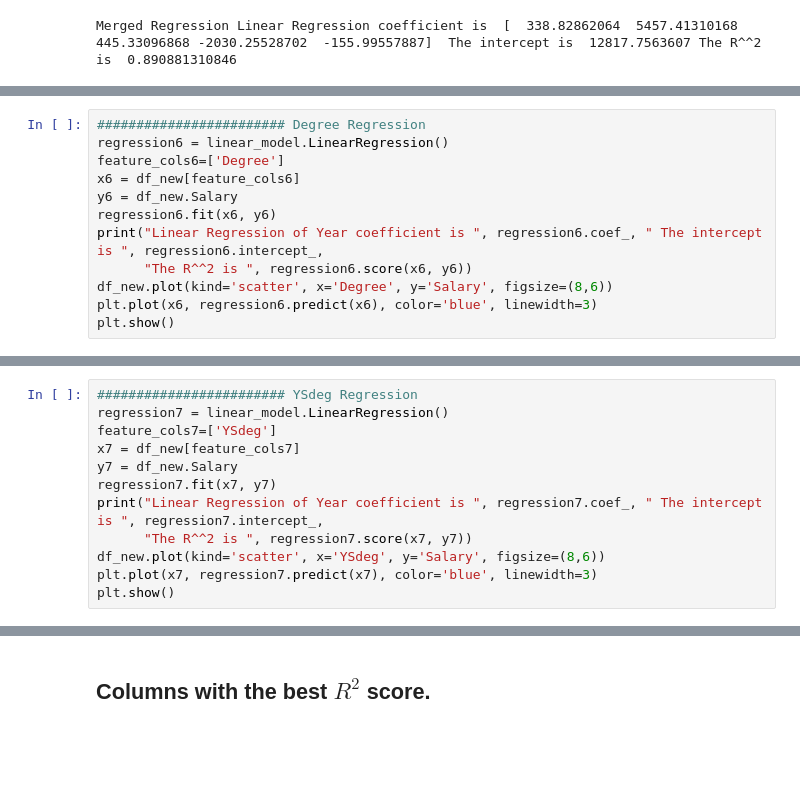
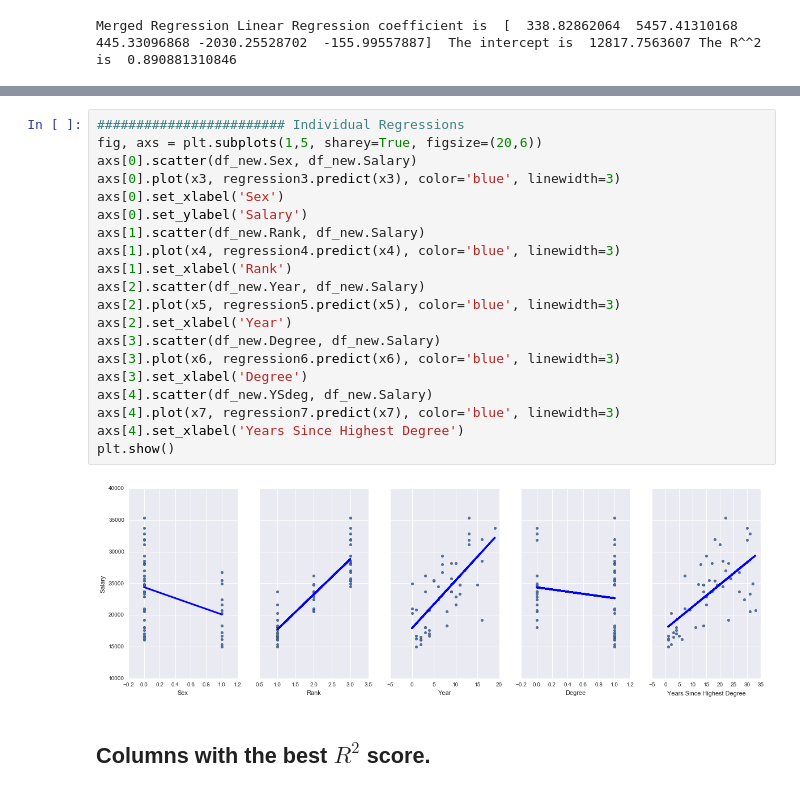
Before and after one commit to learningsomethingnew/signs-of-regression, a Jupyter notebook: simple-linear-regression.ipynb, the cells around one changed output, grey strips where cells are left out. Cells and saved outputs as stored; diff of their text form; blank space fills up the shorter version.

Commit message:
Updated graphs to one line

```diff
--- a/simple-linear-regression.ipynb
+++ b/simple-linear-regression.ipynb
@@ -223,12 +177,0 @@ Linear Regression of Year coefficient is  [ 752.13255708]  The intercept is  179
-# %%
-######################## Degree Regression
-regression6 = linear_model.LinearRegression()
-feature_cols6=['Degree']
-x6 = df_new[feature_cols6]
-y6 = df_new.Salary
-regression6.fit(x6, y6)
-print("Linear Regression of Year coefficient is ", regression6.coef_, " The intercept is ", regression6.intercept_,
-      "The R^^2 is ", regression6.score(x6, y6))
-df_new.plot(kind='scatter', x='Degree', y='Salary', figsize=(8,6))
-plt.plot(x6, regression6.predict(x6), color='blue', linewidth=3)
-plt.show()
@@ -238,12 +177,0 @@ Linear Regression of Year coefficient is  [-1714.94097222]  The intercept is  24
-# %%
-######################## YSdeg Regression
-regression7 = linear_model.LinearRegression()
-feature_cols7=['YSdeg']
-x7 = df_new[feature_cols7]
-y7 = df_new.Salary
-regression7.fit(x7, y7)
-print("Linear Regression of Year coefficient is ", regression7.coef_, " The intercept is ", regression7.intercept_,
-      "The R^^2 is ", regression7.score(x7, y7))
-df_new.plot(kind='scatter', x='YSdeg', y='Salary', figsize=(8,6))
-plt.plot(x7, regression7.predict(x7), color='blue', linewidth=3)
-plt.show()
@@ -253,3 +178,25 @@ Linear Regression of Year coefficient is  [ 350.91415348]  The intercept is  177
+# %%
+######################## Individual Regressions
+fig, axs = plt.subplots(1,5, sharey=True, figsize=(20,6))
+axs[0].scatter(df_new.Sex, df_new.Salary)
+axs[0].plot(x3, regression3.predict(x3), color='blue', linewidth=3)
+axs[0].set_xlabel('Sex')
+axs[0].set_ylabel('Salary')
+axs[1].scatter(df_new.Rank, df_new.Salary)
+axs[1].plot(x4, regression4.predict(x4), color='blue', linewidth=3)
+axs[1].set_xlabel('Rank')
+axs[2].scatter(df_new.Year, df_new.Salary)
+axs[2].plot(x5, regression5.predict(x5), color='blue', linewidth=3)
+axs[2].set_xlabel('Year')
+axs[3].scatter(df_new.Degree, df_new.Salary)
+axs[3].plot(x6, regression6.predict(x6), color='blue', linewidth=3)
+axs[3].set_xlabel('Degree')
+axs[4].scatter(df_new.YSdeg, df_new.Salary)
+axs[4].plot(x7, regression7.predict(x7), color='blue', linewidth=3)
+axs[4].set_xlabel('Years Since Highest Degree')
+plt.show()
+# %% [output]
+[figure, added]
 # %% [markdown]
 ## Columns with the best $R^2$ score.
 # %% [markdown]
```
Also changed, not shown: parts of 5 cells of this notebook.
